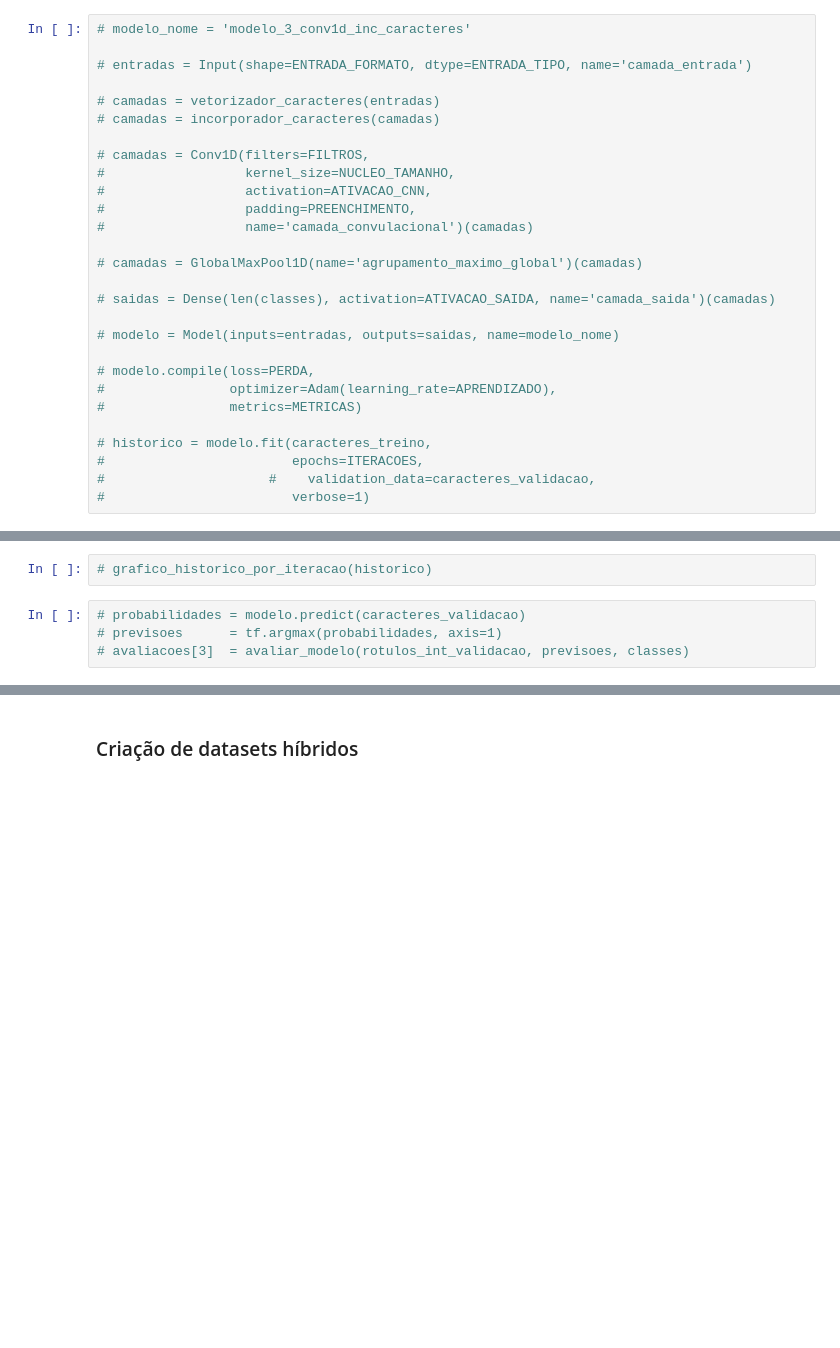
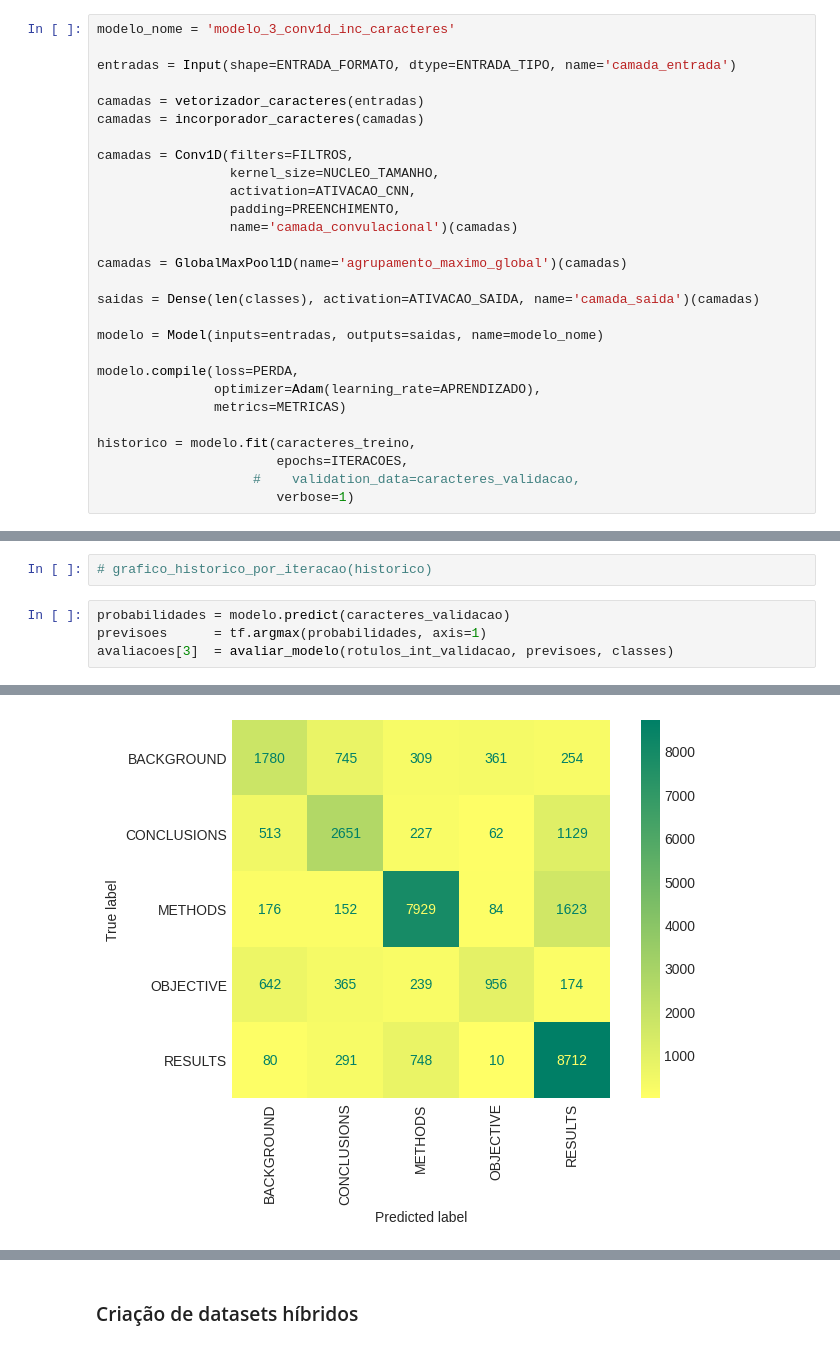
Before and after one commit to flohmannjr/tensorflow_curso, a Jupyter notebook: TensorFlow_MP2_SkimLit.ipynb, the cells around one changed output, grey strips where cells are left out. Cells and saved outputs as stored; diff of their text form; blank space fills up the shorter version.

```diff
--- a/TensorFlow_MP2_SkimLit.ipynb
+++ b/TensorFlow_MP2_SkimLit.ipynb
@@ -638,30 +691,30 @@ caracteres_treino
 # %% [markdown]
 ### Modelo 3: Conv1D com incorporação de caracteres
 # %%
-# modelo_nome = 'modelo_3_conv1d_inc_caracteres'
+modelo_nome = 'modelo_3_conv1d_inc_caracteres'
 
-# entradas = Input(shape=ENTRADA_FORMATO, dtype=ENTRADA_TIPO, name='camada_entrada')
+entradas = Input(shape=ENTRADA_FORMATO, dtype=ENTRADA_TIPO, name='camada_entrada')
 
-# camadas = vetorizador_caracteres(entradas)
-# camadas = incorporador_caracteres(camadas)
+camadas = vetorizador_caracteres(entradas)
+camadas = incorporador_caracteres(camadas)
 
-# camadas = Conv1D(filters=FILTROS,
-#                  kernel_size=NUCLEO_TAMANHO,
-#                  activation=ATIVACAO_CNN,
-#                  padding=PREENCHIMENTO,
-#                  name='camada_convulacional')(camadas)
+camadas = Conv1D(filters=FILTROS,
+                 kernel_size=NUCLEO_TAMANHO,
+                 activation=ATIVACAO_CNN,
+                 padding=PREENCHIMENTO,
+                 name='camada_convulacional')(camadas)
 
-# camadas = GlobalMaxPool1D(name='agrupamento_maximo_global')(camadas)
+camadas = GlobalMaxPool1D(name='agrupamento_maximo_global')(camadas)
 
-# saidas = Dense(len(classes), activation=ATIVACAO_SAIDA, name='camada_saida')(camadas)
+saidas = Dense(len(classes), activation=ATIVACAO_SAIDA, name='camada_saida')(camadas)
 
-# modelo = Model(inputs=entradas, outputs=saidas, name=modelo_nome)
+modelo = Model(inputs=entradas, outputs=saidas, name=modelo_nome)
 
-# modelo.compile(loss=PERDA,
-#                optimizer=Adam(learning_rate=APRENDIZADO),
-#                metrics=METRICAS)
+modelo.compile(loss=PERDA,
+               optimizer=Adam(learning_rate=APRENDIZADO),
+               metrics=METRICAS)
 
-# historico = modelo.fit(caracteres_treino,
-#                        epochs=ITERACOES,
-#                     #    validation_data=caracteres_validacao,
-#                        verbose=1)
+historico = modelo.fit(caracteres_treino,
+                       epochs=ITERACOES,
+                    #    validation_data=caracteres_validacao,
+                       verbose=1)
@@ -668,6 +728,7 @@ caracteres_treino
 # %%
 # grafico_historico_por_iteracao(historico)
 # %%
-# probabilidades = modelo.predict(caracteres_validacao)
-# previsoes      = tf.argmax(probabilidades, axis=1)
-# avaliacoes[3]  = avaliar_modelo(rotulos_int_validacao, previsoes, classes)
+probabilidades = modelo.predict(caracteres_validacao)
+previsoes      = tf.argmax(probabilidades, axis=1)
+avaliacoes[3]  = avaliar_modelo(rotulos_int_validacao, previsoes, classes)
+# %% [output]
@@ -673,0 +747 @@ caracteres_treino
+[figure, added]
```
Also changed, not shown: parts of 40 cells of this notebook.
